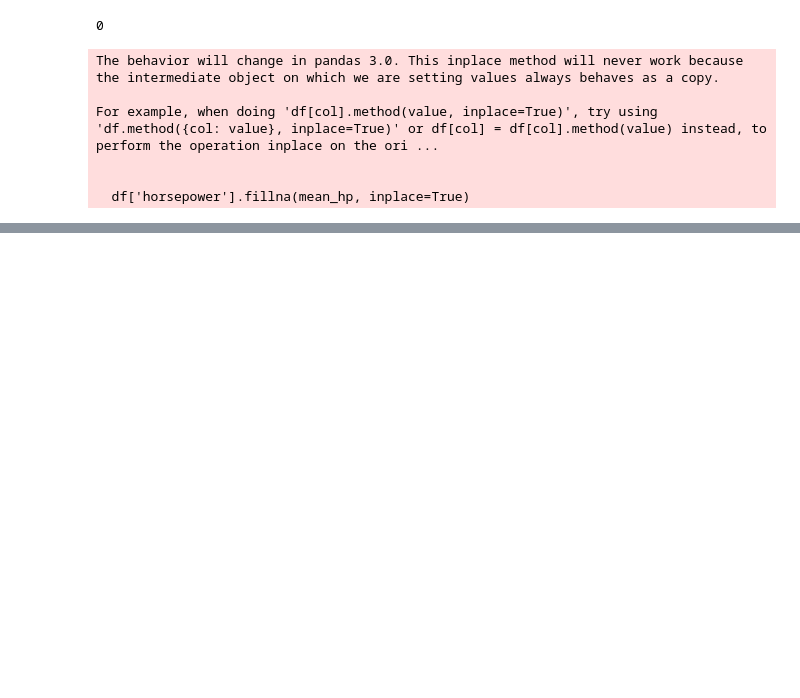
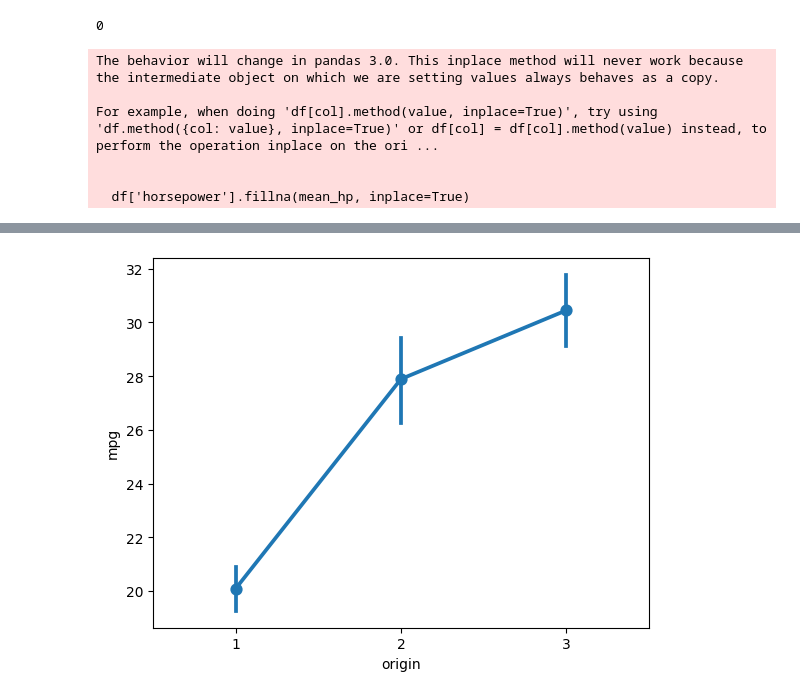
Before and after one commit to Jamunajayanna/google, a Jupyter notebook: chapter_appendix-tools-for-deep-learning/jupyter.ipynb, the cells around one changed output, grey strips where cells are left out. Cells and saved outputs as stored; diff of their text form; code cells hidden in the pictures; blank space fills up the shorter version.

```diff
--- a/chapter_appendix-tools-for-deep-learning/jupyter.ipynb
+++ b/chapter_appendix-tools-for-deep-learning/jupyter.ipynb
@@ -70,0 +114,6 @@ For example, when doing 'df[col].method(value, inplace=True)', try using 'df.met
+# %%
+plt.figure()
+sns.pointplot(data=df,x='origin',y='mpg')
+plt.show()
+# %% [output]
+[figure, added]
```
Also changed, not shown: parts of 5 cells of this notebook.
